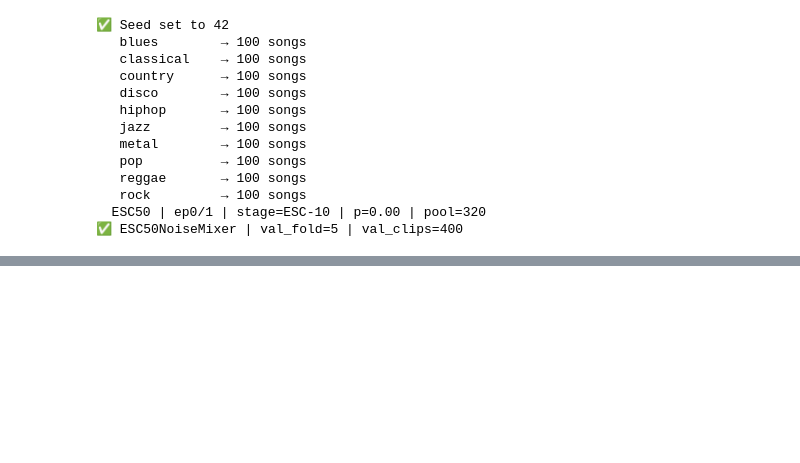
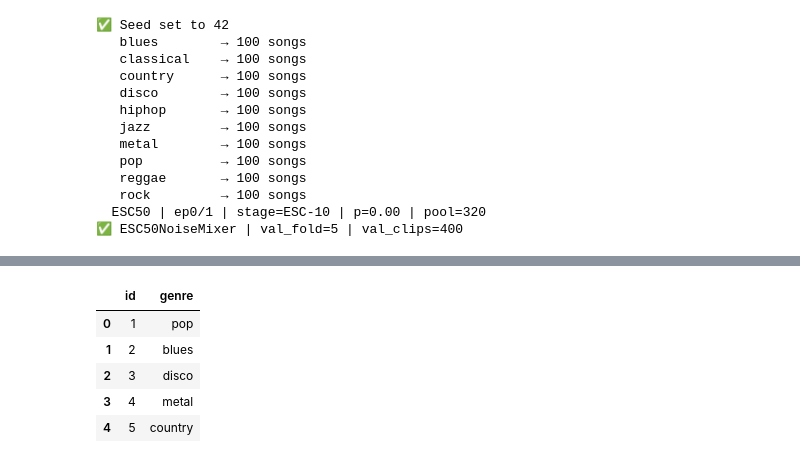
Before and after one commit to 23f3001800/deep-audio-classifier, a Jupyter notebook: notebooks/dl-23f3001800-notebook-t12026.ipynb, the cells around one changed output, grey strips where cells are left out. Saved outputs shown, nothing was run; the diff lists cells and outputs as text; code cells hidden in the pictures; blank space fills up the shorter version.

Commit message:
Kaggle Notebook | DL-23f3001800-notebook-t12026 | Version 23

```diff
--- a/notebooks/dl-23f3001800-notebook-t12026.ipynb
+++ b/notebooks/dl-23f3001800-notebook-t12026.ipynb
@@ -539,6 +567,7 @@ class CFG:
     KAGGLE_HANDLE_AST_V2 = "vikas25s/messy-mashup/pytorch/ast-v2"
     KAGGLE_HANDLE_AST_V3= "vikas25s/messy-mashup/pytorch/ast-v3"
     KAGGLE_HANDLE_AST_V4= "vikas25s/messy-mashup/pytorch/ast-v4"
+    KAGGLE_HANDLE_RESNET_V1="vikas25s/messy-mashup/pytorch/resnet-v1"
 
 
     # ── Training ───────────────────────────────────────────
@@ -553,31 +582,3 @@ print(f"   Device : {CFG.DEVICE}")
 ✅ CFG loaded
    Genres : ['blues', 'classical', 'country', 'disco', 'hiphop', 'jazz', 'metal', 'pop', 'reggae', 'rock']
    Device : cuda
-# %%
-### Quick check
-import matplotlib.pyplot as plt
-import librosa.display
-
-
-sample_row = meta_df.sample(1).iloc[0]
-fname      = sample_row["filename"]
-category   = sample_row["category"]
-
-y = load_audio(ESC50_AUDIO_DIR / fname)
-S_db = audio_to_melspec(y)
-print("Waveform length:", len(y), "samples at", CFG.SAMPLE_RATE, "Hz")
-print("Mel-spectrogram shape:", S_db.shape)
-
-plt.figure(figsize=(10, 4))
-librosa.display.specshow(
-    S_db,
-    sr=CFG.SAMPLE_RATE,
-    hop_length=CFG.HOP_LENGTH,
-    x_axis="time",
-    y_axis="mel",
-    fmax=CFG.FMAX,
-)
-plt.colorbar(format="%+2.0f dB")
-plt.title(f"ESC-50 Mel-spectrogram | {category}")
-plt.tight_layout()
-plt.show()
@@ -892,7 +889,7 @@ class CRNNDataset(Dataset):
                 y = augment_pitch_shift(y)
             y = self.noise_mixer.add_noise_train(y)       # ← always, no P_NOISE_ADD gate
         else:
-            y = self.noise_mixer.add_noise_val(y, clip_idx=idx)  # ← fixed noise for val
+            y = self.noise_mixer.add_noise_val(y)  # ← fixed noise for val
 
 
         mel   = self._wav_to_mel(y)
@@ -2056,0 +2293,9 @@ submission_hubert.to_csv("submission_hubert.csv", index=False)
+# %%
+submission_resnet.head()
+# %% [output]
+|  | id | genre |
+| 0 | 1 | pop |
+| 1 | 2 | blues |
+| 2 | 3 | disco |
+| 3 | 4 | metal |
+| 4 | 5 | country |
```
Also changed, not shown: parts of 26 cells of this notebook.
